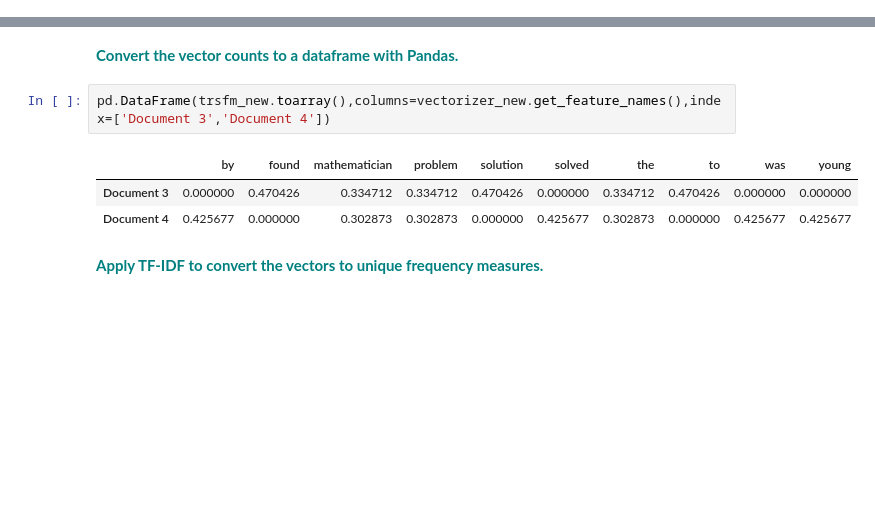
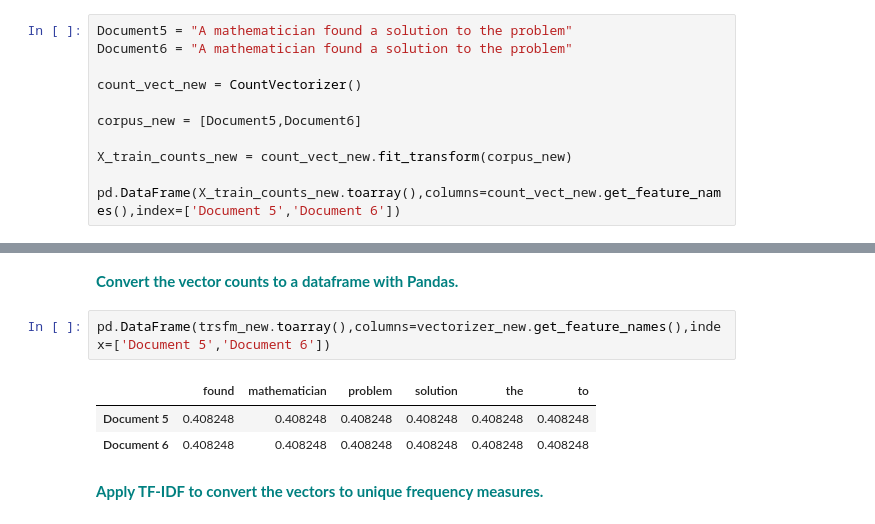
Before and after one commit to Nihita-Ujjual/Unit-15, a Jupyter notebook: Cosine_Similarity_Case_Study.ipynb, the cells around one changed output, grey strips where cells are left out. Drawn from its saved outputs; the diff is of its cells as text; blank space fills up the shorter version.

```diff
--- a/Cosine_Similarity_Case_Study.ipynb
+++ b/Cosine_Similarity_Case_Study.ipynb
@@ -160,3 +154,14 @@ pd.DataFrame(X_train_counts_new.toarray(),columns=count_vect_new.get_feature_nam
 |  | by | found | mathematician | problem | solution | solved | the | to | was | young |
 | Document 3 | 0 | 1 | 1 | 1 | 1 | 0 | 1 | 1 | 0 | 0 |
 | Document 4 | 1 | 0 | 1 | 1 | 0 | 1 | 1 | 0 | 1 | 1 |
+# %%
+Document5 = "A mathematician found a solution to the problem"
+Document6 = "A mathematician found a solution to the problem"
+
+count_vect_new = CountVectorizer()
+
+corpus_new = [Document5,Document6]
+
+X_train_counts_new = count_vect_new.fit_transform(corpus_new)
+
+pd.DataFrame(X_train_counts_new.toarray(),columns=count_vect_new.get_feature_names(),index=['Document 5','Document 6'])
@@ -168,11 +177,11 @@ trsfm_new=vectorizer_new.fit_transform(corpus_new)
 # %% [markdown]
  **<font color='teal'> Convert the vector counts to a dataframe with Pandas.</font>**
 # %%
-pd.DataFrame(trsfm_new.toarray(),columns=vectorizer_new.get_feature_names(),index=['Document 3','Document 4'])
+pd.DataFrame(trsfm_new.toarray(),columns=vectorizer_new.get_feature_names(),index=['Document 5','Document 6'])
 # %% [output]
-|  | by | found | mathematician | problem | solution | solved | the | to | was | young |
-| Document 3 | 0.000000 | 0.470426 | 0.334712 | 0.334712 | 0.470426 | 0.000000 | 0.334712 | 0.470426 | 0.000000 | 0.000000 |
-| Document 4 | 0.425677 | 0.000000 | 0.302873 | 0.302873 | 0.000000 | 0.425677 | 0.302873 | 0.000000 | 0.425677 | 0.425677 |
+|  | found | mathematician | problem | solution | the | to |
+| Document 5 | 0.408248 | 0.408248 | 0.408248 | 0.408248 | 0.408248 | 0.408248 |
+| Document 6 | 0.408248 | 0.408248 | 0.408248 | 0.408248 | 0.408248 | 0.408248 |
 # %% [markdown]
  **<font color='teal'> Apply TF-IDF to convert the vectors to unique frequency measures.</font>**
 # %% [markdown]
```
Also changed, not shown: parts of 8 cells of this notebook, 1 other file.
